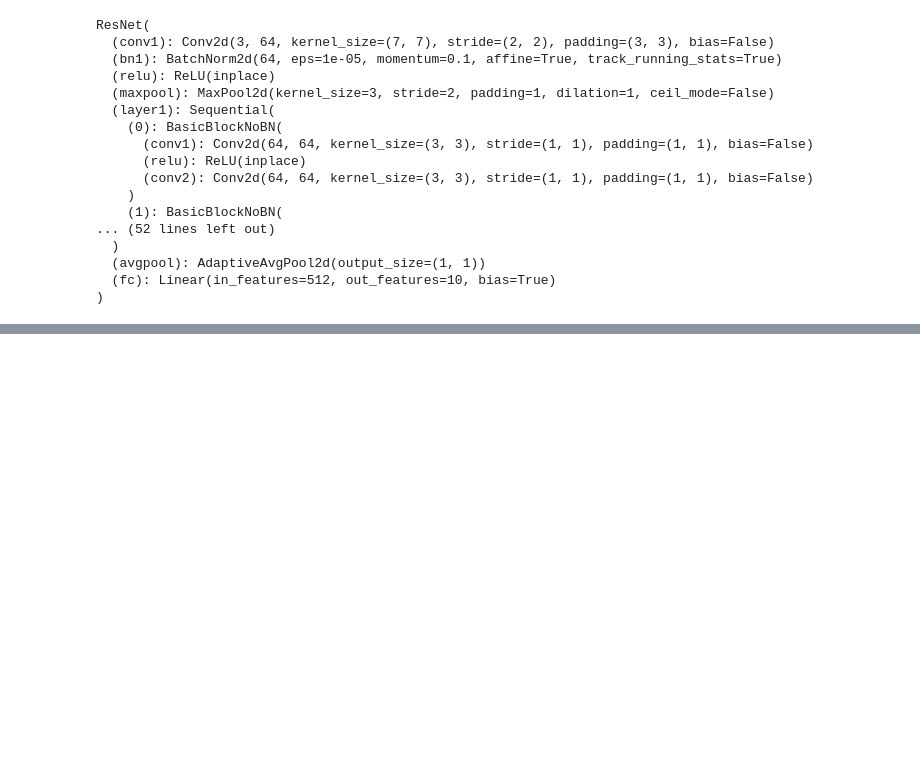
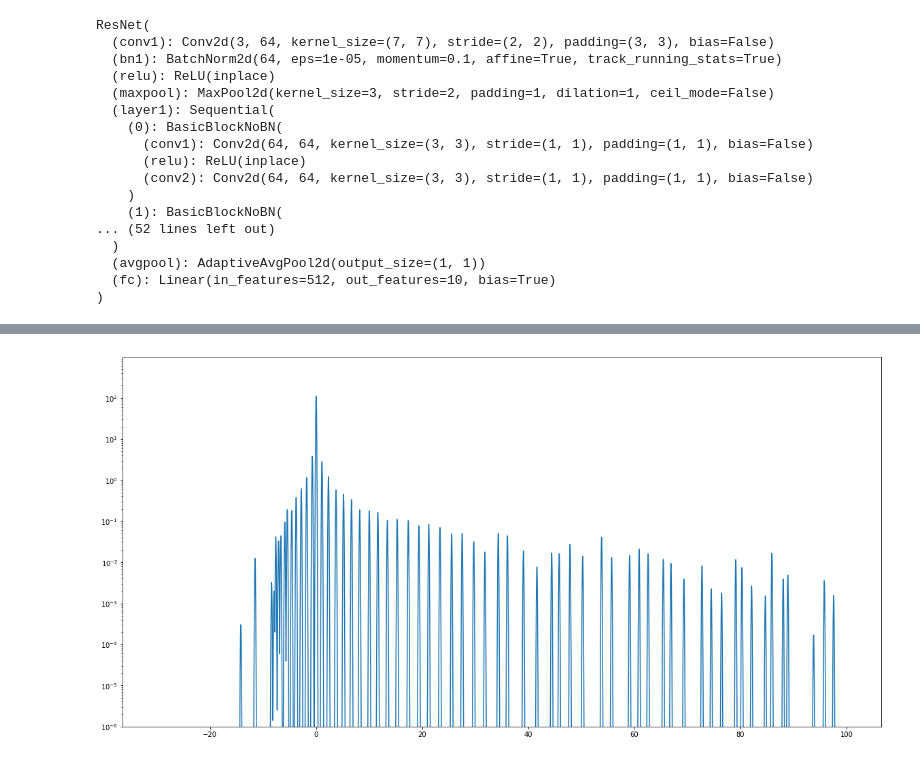
Before and after one commit to LeviViana/torchessian, a Jupyter notebook: CIFAR10Spectrum.ipynb, the cells around one changed output, grey strips where cells are left out. Cells and saved outputs as stored; diff of their text form; code cells hidden in the pictures; blank space fills up the shorter version.

```diff
--- a/CIFAR10Spectrum.ipynb
+++ b/CIFAR10Spectrum.ipynb
@@ -227,0 +303,11 @@ Accuracy of the network on the 10000 test images: 69 %
+# %%
+support = torch.linspace(-30, 100, 10000)
+density = F(support, L_no_bn[-1], W_no_bn[-1], m)
+fig, ax = plt.subplots(figsize=(20, 10))
+ax.plot(support.numpy(), density.numpy())
+ax.set_yscale('log')
+ax.set_yticks([10 ** (i - 7) for i in range(10)])
+ax.set_ylim(10 ** -6, 10 ** 3)
+plt.show()
+# %% [output]
+[figure, added]
```
Also changed, not shown: parts of 13 cells of this notebook, 4 other files.
